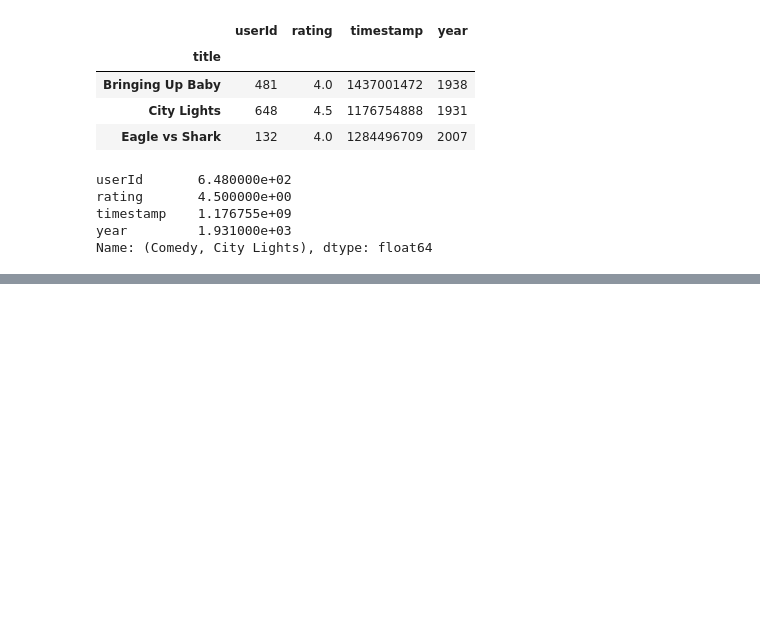
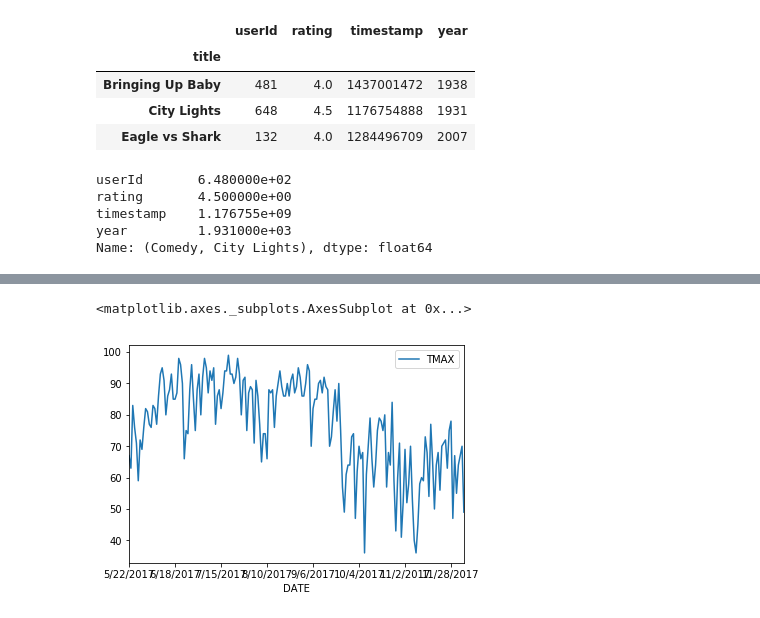
Before and after one commit to organisciak/Scripting-Course, a Jupyter notebook: slides/07-pandas-review-mongo-intro.ipynb, the cells around one changed output, grey strips where cells are left out. Cells and saved outputs as stored; diff of their text form; code cells hidden in the pictures; blank space fills up the shorter version.

```diff
--- a/slides/07-pandas-review-mongo-intro.ipynb
+++ b/slides/07-pandas-review-mongo-intro.ipynb
@@ -668,0 +204,7 @@ list(results)
+# %%
+import pandas as pd
+df = pd.read_csv('https://raw.githubusercontent.com/organisciak/Scripting-Course/master/data/weather-example.csv')
+df.plot(x='DATE', y='TMAX')
+# %% [output]
+<matplotlib.axes._subplots.AxesSubplot at 0x...>
+[figure, added]
```
Also changed, not shown: parts of 105 cells of this notebook, 1 other file.
